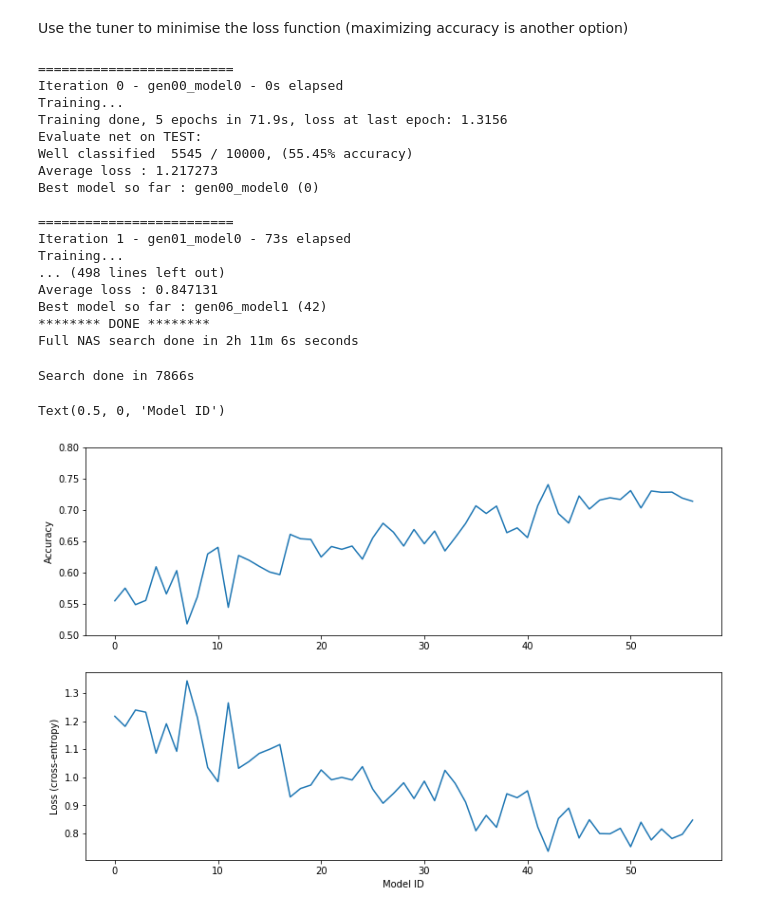
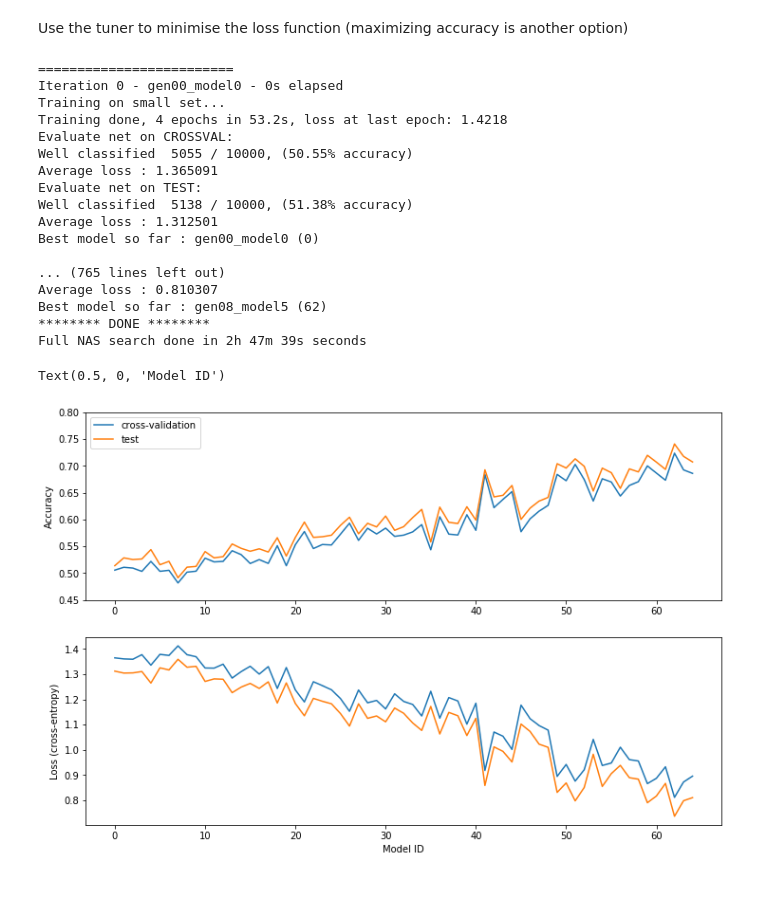
Before and after one commit to aksl20/safran-automl, a Jupyter notebook: python/notebook/demo-graph_morphism_on_cifar.ipynb, the cells around one changed output. Drawn from its saved outputs; the diff is of its cells as text; code cells hidden in the pictures.

```diff
--- a/python/notebook/demo-graph_morphism_on_cifar.ipynb
+++ b/python/notebook/demo-graph_morphism_on_cifar.ipynb
@@ -126,15 +145,20 @@ def train_net(net, optimizer, n_epoch=10, criterion=F.cross_entropy, display_int
         print('Training done, {} epochs in {:.1f}s, loss at last epoch: {:.4f}'.format(
             n_epoch, t1-t00, cumul_loss))
 # %%
-def test_net(net, use_train=False, criterion=F.cross_entropy, proba_extractor = lambda x:x):
+def test_net(net, dataset="test", criterion=F.cross_entropy, proba_extractor = lambda x:x):
     net.eval()
 
-    if use_train:
+    if dataset=="train":
         print("Evaluate net on TRAIN:")
         dataloader = train_loader
-    else:
+    elif dataset=="cv":
+        print("Evaluate net on CROSSVAL:")
+        dataloader = cv_loader
+    elif dataset=="test":
         print("Evaluate net on TEST:")
         dataloader = test_loader
+    else:
+        raise(ValueError("dataset argument: expected 'train', 'cv' or 'test'"))
     n_in_dataset = len(dataloader.dataset)
 
     cumul_loss = 0.0
@@ -218,5 +242,5 @@ net01 = nn.Sequential(nn.BatchNorm2d(3),
 net01.cuda()
 optimizer = optim.Adam(net01.parameters(), lr=LEARNING_RATE)
 # %%
-train_net(net01,optimizer, n_epoch=10)
+train_net(net01,optimizer, n_epoch=15, dataset="full")
 # %% [output]
@@ -408,7 +431,7 @@ tuner = HillClimbingTuner(
     input_channel = INPUT_CHN,
     n_output_node = N_CLASS,
     optimize_mode = "minimize",
-    path = "test01_model_path",
+    path = "test_cifar_cv",
     gen_size = 8)
 # %%
 model_nb = 0
@@ -426,7 +449,7 @@ if os.path.isdir(tuner.path):
 # %%
 t00 = time.time()
 t0 = t00
-while gen_id < 8 and n_iter < 80:
+while gen_id <= 8 and n_iter < 80:
     print("\n=========================")
     parameter_id = "gen%02d_model%d"%(gen_id,model_nb)
     print("Iteration %d - %s - %ds elapsed"%(n_iter,parameter_id, t0-t00))
@@ -434,8 +457,9 @@ while gen_id < 8 and n_iter < 80:
     graph = tuner.generate_parameters(parameter_id)
     model = graph.produce_torch_model().cuda()
     optimizer = optim.Adam(model.parameters(), lr=LEARNING_RATE)
-    train_net(model, optimizer, n_epoch=N_EPOCH_TRAIN, verbose=1)
-    loss, accuracy = test_net(model)
+    train_net(model, optimizer, n_epoch=N_EPOCH_TRAIN, verbose=1, dataset="small")
+    loss, accuracy = test_net(model, dataset="cv")
+    loss_t, accuracy_t = test_net(model, dataset="test")
     model.cpu()
 
     tuner.receive_trial_result(parameter_id, loss, model)
@@ -454,46 +478,54 @@ while gen_id < 8 and n_iter < 80:
     t1=time.time()
     timing.append(t1-t0)
     t0=t1
-    losses.append(loss)
-    accuracies.append(accuracy)
+    losses.append([loss,loss_t])
+    accuracies.append([accuracy,accuracy_t])
 tt = t1-t00
 h = (tt)//3600
 m = (tt - 3600*h)//60
 s = (tt - 3600*h - 60*m)//1
 print("******** DONE ********")
 print("Full NAS search done in %dh %dm %ds seconds"%(h,m,s))
+
+accuracies = np.array(accuracies)
+losses = np.array(losses)
+timing = np.array(timing)
+
+arr_path = os.path.join(tuner.path, "metrics.npz")
+np.savez(arr_path, timing=timing,
+        losses=losses, accuracies=accuracies)
 # %% [output]
 =========================
 Iteration 0 - gen00_model0 - 0s elapsed
-Training...
-Training done, 5 epochs in 71.9s, loss at last epoch: 1.3156
+Training on small set...
+Training done, 4 epochs in 53.2s, loss at last epoch: 1.4218
+Evaluate net on CROSSVAL:
+Well classified  5055 / 10000, (50.55% accuracy)
+Average loss : 1.365091
 Evaluate net on TEST:
-Well classified  5545 / 10000, (55.45% accuracy)
-Average loss : 1.217273
+Well classified  5138 / 10000, (51.38% accuracy)
+Average loss : 1.312501
 Best model so far : gen00_model0 (0)
 
-=========================
-Iteration 1 - gen01_model0 - 73s elapsed
-Training...
-... (498 lines left out)
-Average loss : 0.847131
-Best model so far : gen06_model1 (42)
+... (765 lines left out)
+Average loss : 0.810307
+Best model so far : gen08_model5 (62)
 ******** DONE ********
-Full NAS search done in 2h 11m 6s seconds
+Full NAS search done in 2h 47m 39s seconds
 # %%
-print("Search done in %ds"%sum(timing))
-
 plt.figure(figsize=(12,8))
 plt.subplot(2,1,1)
-plt.plot(accuracies)
+plt.plot(accuracies[:,0],label="cross-validation")
+plt.plot(accuracies[:,1],label="test")
 plt.ylabel("Accuracy")
-plt.ylim(.5,.8)
+plt.ylim(.45,.8)
+plt.legend()
 
 plt.subplot(2,1,2)
-plt.plot(losses);
+plt.plot(losses[:,0], label="crossval");
+plt.plot(losses[:,1], label="test");
 plt.ylabel("Loss (cross-entropy)")
 plt.xlabel("Model ID")
 # %% [output]
-Search done in 7866s
+Text(0.5, 0, 'Model ID')
-Text(0.5, 0, 'Model ID')
-[figure, old version]
+[figure, new version]
```
Also changed, not shown: parts of 11 cells of this notebook.
